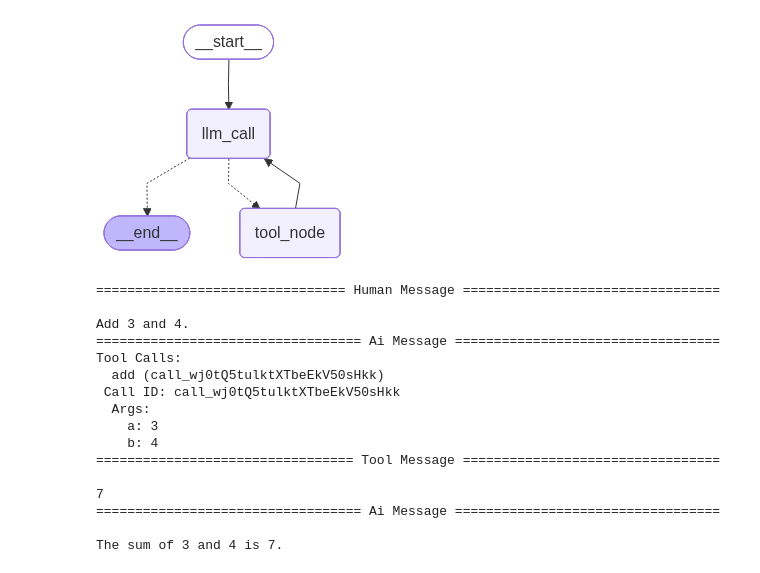
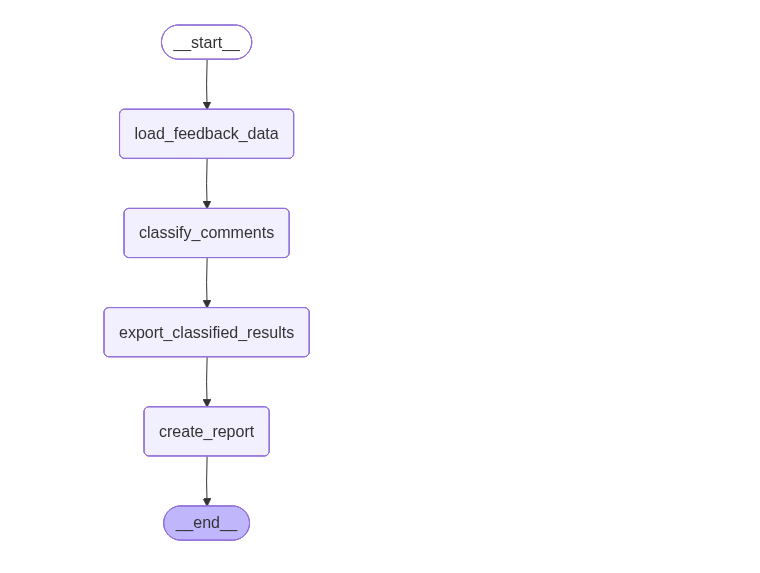
Before and after one commit to disk737/feedback_agent_v1, a Jupyter notebook: feedback_notebook.ipynb, the cells around one changed output. Drawn from its saved outputs; the diff is of its cells as text; code cells hidden in the pictures.

Commit message:
agents ready

```diff
--- a/feedback_notebook.ipynb
+++ b/feedback_notebook.ipynb
@@ -52,10 +186,14 @@ tools[0].name
 # %%
-# Step 2: Define state
-
+# Step 1: Define state
 from langchain.messages import AnyMessage
+from typing import List
 from typing_extensions import TypedDict, Annotated
 import operator
 
 class MessagesState(TypedDict):
-    messages: Annotated[list[AnyMessage], operator.add]
-    llm_calls: int
+    """State for batch processing feedback"""
+    ## messages: Annotated[list[AnyMessage], operator.add]
+    feedback_items: List[FeedbackItem]  # All items to process
+    classified_results: Annotated[List[FeedbackItem], operator.add]  # Accumulate results
+    final_report: str # Final report to be sent to Slack
+    node_calls: int
@@ -139,30 +376,28 @@ agent = agent_builder.compile()
+# %%
+# Step 3: Build workflow
+from langgraph.graph import StateGraph, START, END
+
+workflow = StateGraph(MessagesState)
+
+# Add nodes
+workflow.add_node("load_feedback_data", load_feedback_data)
+workflow.add_node("classify_comments", classify_comments)
+workflow.add_node("export_classified_results", export_classified_results)
+workflow.add_node("create_report", create_report)
+
+# Add edges
+workflow.add_edge(START, "load_feedback_data")
+workflow.add_edge("load_feedback_data", "classify_comments")
+workflow.add_edge("classify_comments", "export_classified_results")
+workflow.add_edge("export_classified_results", "create_report")
+workflow.add_edge("create_report", END)
+
+# Compile the workflow
+chain = workflow.compile()
 # %%
+# Show the workflow
 from IPython.display import Image, display
-# Show the agent
-display(Image(agent.get_graph(xray=True).draw_mermaid_png()))
+
+display(Image(chain.get_graph().draw_mermaid_png()))
 # %% [output]
-[figure, old version]
+[figure, new version]
-# %%
-# Invoke
-from langchain.messages import HumanMessage
-messages = [HumanMessage(content="Add 3 and 4.")]
-messages = agent.invoke({"messages": messages})
-for m in messages["messages"]:
-    m.pretty_print()
-# %% [output]
-================================ Human Message =================================
-
-Add 3 and 4.
-================================== Ai Message ==================================
-Tool Calls:
-  add (call_wj0tQ5tulktXTbeEkV50sHkk)
- Call ID: call_wj0tQ5tulktXTbeEkV50sHkk
-  Args:
-    a: 3
-    b: 4
-================================= Tool Message =================================
-
-7
-================================== Ai Message ==================================
-
-The sum of 3 and 4 is 7.
```
Also changed, not shown: parts of 26 cells of this notebook, 3 other files.
